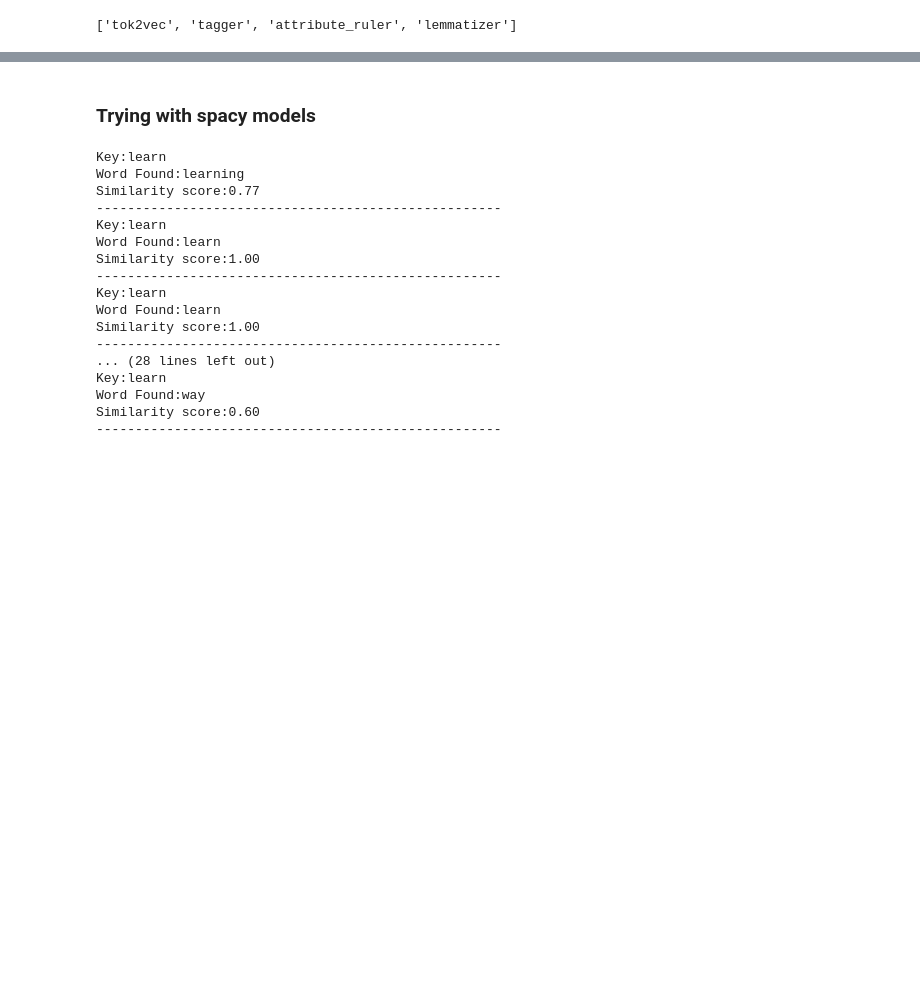
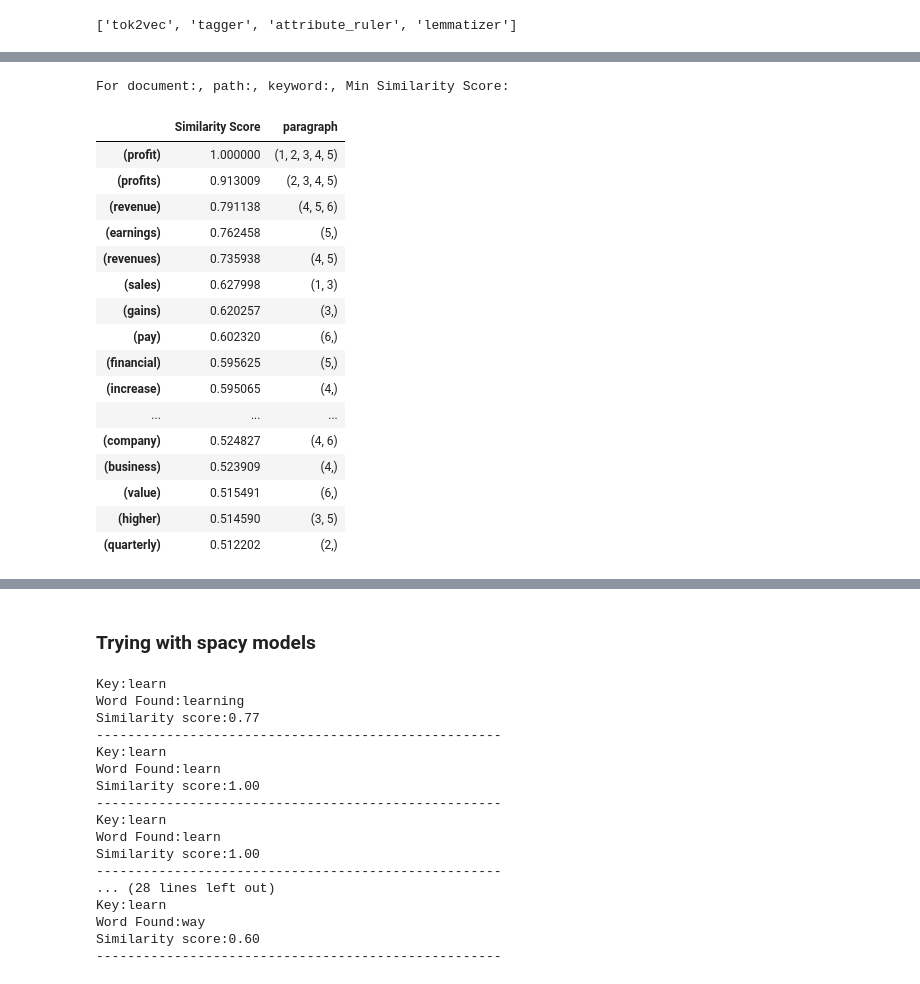
Before and after one commit to nairp2/word_context_app, a Jupyter notebook: similarity score_FI.ipynb, the cells around one changed output, grey strips where cells are left out. Cells and saved outputs as stored; diff of their text form; code cells hidden in the pictures; blank space fills up the shorter version.

```diff
--- a/similarity score_FI.ipynb
+++ b/similarity score_FI.ipynb
@@ -64,0 +97,7 @@ lemma_list
+# %%
+import nltk
+from nltk.corpus import stopwords
+nltk.download('stopwords')
+nltk.download('punkt')
+from nltk.tokenize import word_tokenize
+stop_words = set(stopwords.words("english"))
@@ -64,0 +111,4 @@ lemma_list
+# %%
+tokens_str = txt001.lower()
+tokens_str = word_tokenize(tokens_str)
+tokens_str = [i for i in tokens_str if not i in stop_words]
@@ -64,0 +153,26 @@ lemma_list
+# %%
+key = nlp(query)
+sim_score = []
+words = []
+
+pg_list = []
+
+for i in lemma_list:
+    s = key.similarity(i)
+
+    if s > 0.5:
+        words.append(i)
+        sim_score.append(s)
+
+        word_found_list = []
+        word_found_list.append(str(i.text))
+        word_found_lines = findline(word_found_list[0])
+
+        print("Key:{} \nWord Found:{} \nSimilarity score:{:0.2f}".format(key,i,s))
+        print("Paragraphs:", end =" ")
+        print(*word_found_lines, sep = ", ")
+
+
+        print("----------------------------------------------------")
+
+        pg_list.append(tuple(word_found_lines))
@@ -64,0 +197,27 @@ lemma_list
+# %%
+matrix = pd.DataFrame({'Similarity Score': sim_score,'paragraph': pg_list}, index = words)
+matrix = matrix.drop_duplicates()
+
+matrix =  matrix.sort_values(by=['Similarity Score'],ascending=False)
+
+print("For document:, path:, keyword:, Min Similarity Score:")
+matrix
+# %% [output]
+For document:, path:, keyword:, Min Similarity Score:
+|  | Similarity Score | paragraph |
+| (profit) | 1.000000 | (1, 2, 3, 4, 5) |
+| (profits) | 0.913009 | (2, 3, 4, 5) |
+| (revenue) | 0.791138 | (4, 5, 6) |
+| (earnings) | 0.762458 | (5,) |
+| (revenues) | 0.735938 | (4, 5) |
+| (sales) | 0.627998 | (1, 3) |
+| (gains) | 0.620257 | (3,) |
+| (pay) | 0.602320 | (6,) |
+| (financial) | 0.595625 | (5,) |
+| (increase) | 0.595065 | (4,) |
+| ... | ... | ... |
+| (company) | 0.524827 | (4, 6) |
+| (business) | 0.523909 | (4,) |
+| (value) | 0.515491 | (6,) |
+| (higher) | 0.514590 | (3, 5) |
+| (quarterly) | 0.512202 | (2,) |
```
Also changed, not shown: parts of 15 cells of this notebook.
